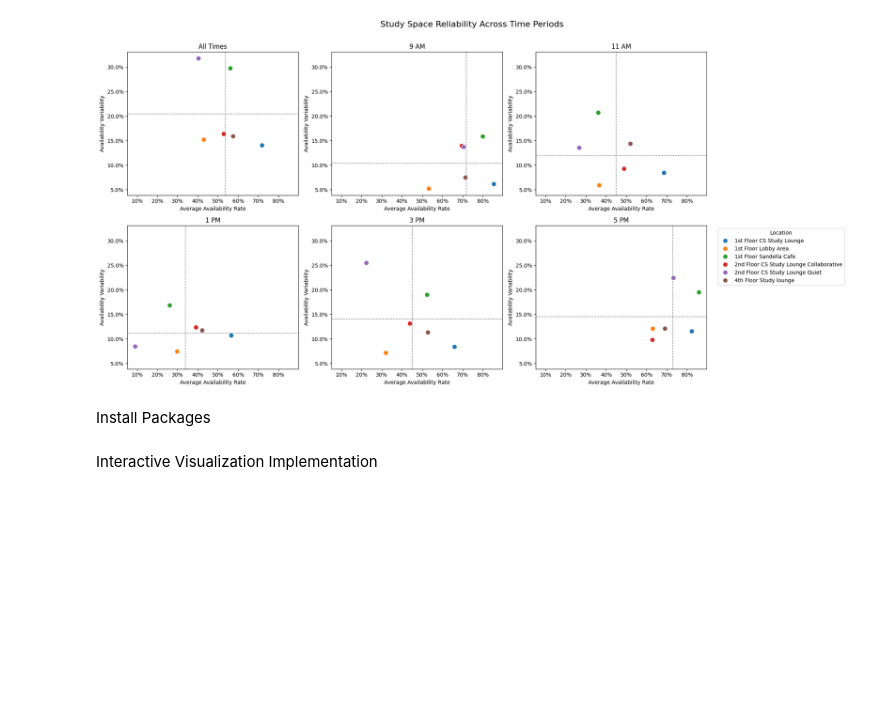
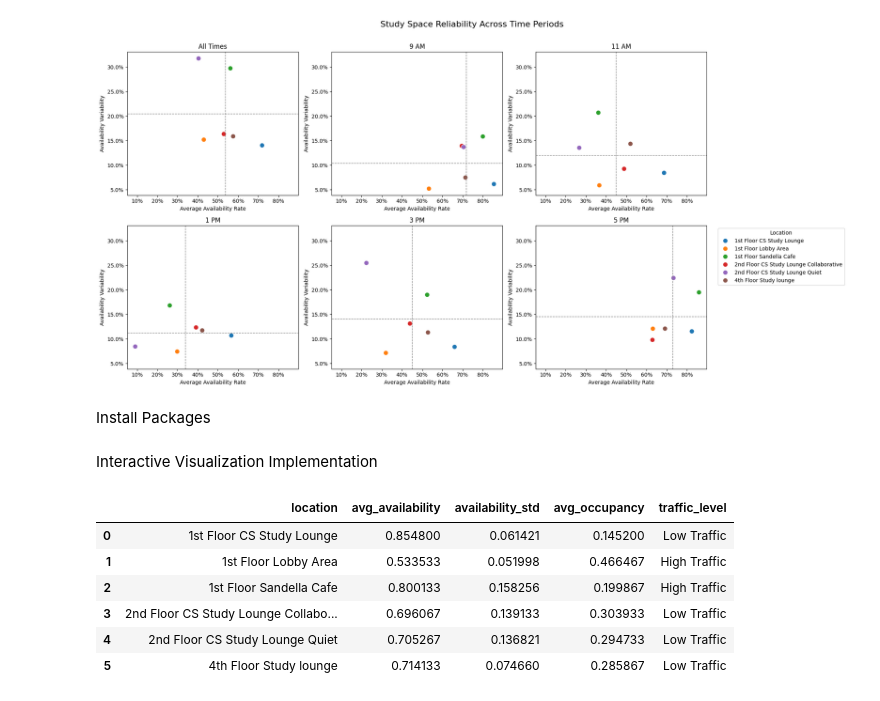
Before and after one commit to microwaves22/Ye-Ng-CS424, a Jupyter notebook: Notebooks/Assignment_3.ipynb, the cells around one changed output. Cells and saved outputs as stored; diff of their text form; code cells hidden in the pictures; blank space fills up the shorter version.

```diff
--- a/Notebooks/Assignment_3.ipynb
+++ b/Notebooks/Assignment_3.ipynb
@@ -379,3 +379,13 @@ fig.update_yaxes(
 
 # Display interactive visualization
 fig.show()
+# %%
+time_summaries["9:00"]
+# %% [output]
+|  | location | avg_availability | availability_std | avg_occupancy | traffic_level |
+| 0 | 1st Floor CS Study Lounge | 0.854800 | 0.061421 | 0.145200 | Low Traffic |
+| 1 | 1st Floor Lobby Area | 0.533533 | 0.051998 | 0.466467 | High Traffic |
+| 2 | 1st Floor Sandella Cafe | 0.800133 | 0.158256 | 0.199867 | High Traffic |
+| 3 | 2nd Floor CS Study Lounge Collabo... | 0.696067 | 0.139133 | 0.303933 | Low Traffic |
+| 4 | 2nd Floor CS Study Lounge Quiet | 0.705267 | 0.136821 | 0.294733 | Low Traffic |
+| 5 | 4th Floor Study lounge | 0.714133 | 0.074660 | 0.285867 | Low Traffic |
```
Also changed, not shown: parts of 4 cells of this notebook, 1 other file.
